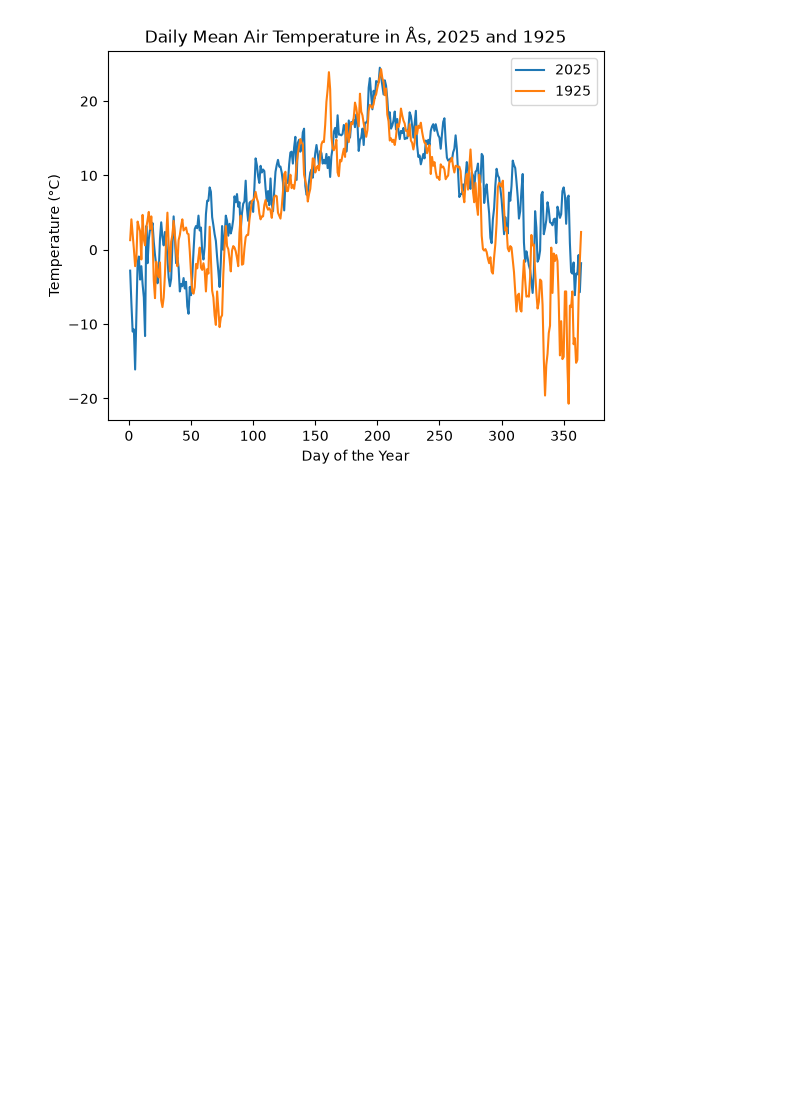
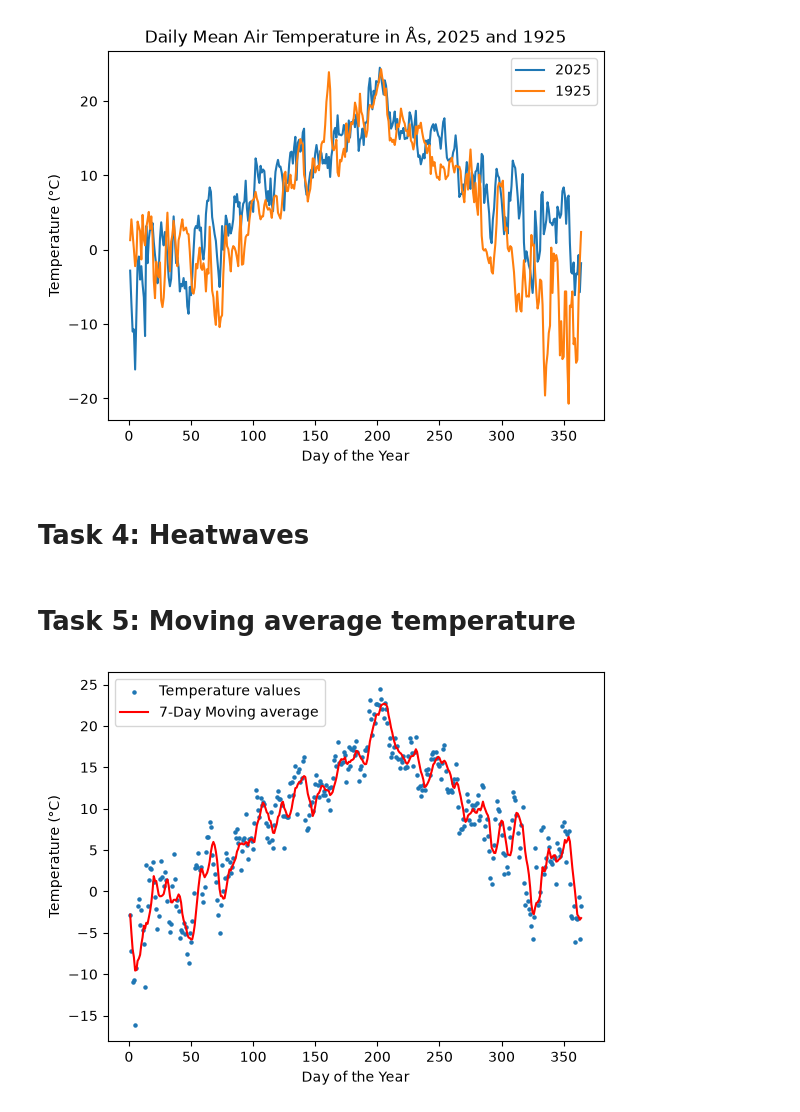
Before and after one commit to goggenn/deliverable_01, a Jupyter notebook: main_01.ipynb, the cells around one changed output. Cells and saved outputs as stored; diff of their text form; code cells hidden in the pictures; blank space fills up the shorter version.

```diff
--- a/main_01.ipynb
+++ b/main_01.ipynb
@@ -233,3 +233,34 @@ ax.legend()
 plt.show()
 # %% [output]
 [figure]
+# %% [markdown]
+# Task 4: Heatwaves
+# %% [markdown]
+# Task 5: Moving average temperature
+# %%
+
+def moving_average(values):
+    moving_averages = []
+    idx = 0
+    while idx < len(values):
+        idx_start = idx - 6 if idx >= 6 else 0
+        idx_end = idx + 1
+        average = sum(values[idx_start:idx_end]) / (idx_end - idx_start)
+        moving_averages.append(average)
+        idx += 1
+    return moving_averages
+
+t_values = df_pt6h_t["value"].tolist()
+t_averages = moving_average(t_values)
+
+x = range(1, len(t_values) + 1)
+
+plt.scatter(x, t_values,s=5, label="Temperature values")
+plt.plot(x, t_averages, color="red", label="7-Day Moving average")
+
+plt.xlabel("Day of the Year")
+plt.ylabel("Temperature (°C)")
+plt.legend()
+plt.show()
+# %% [output]
+[figure, added]
```
